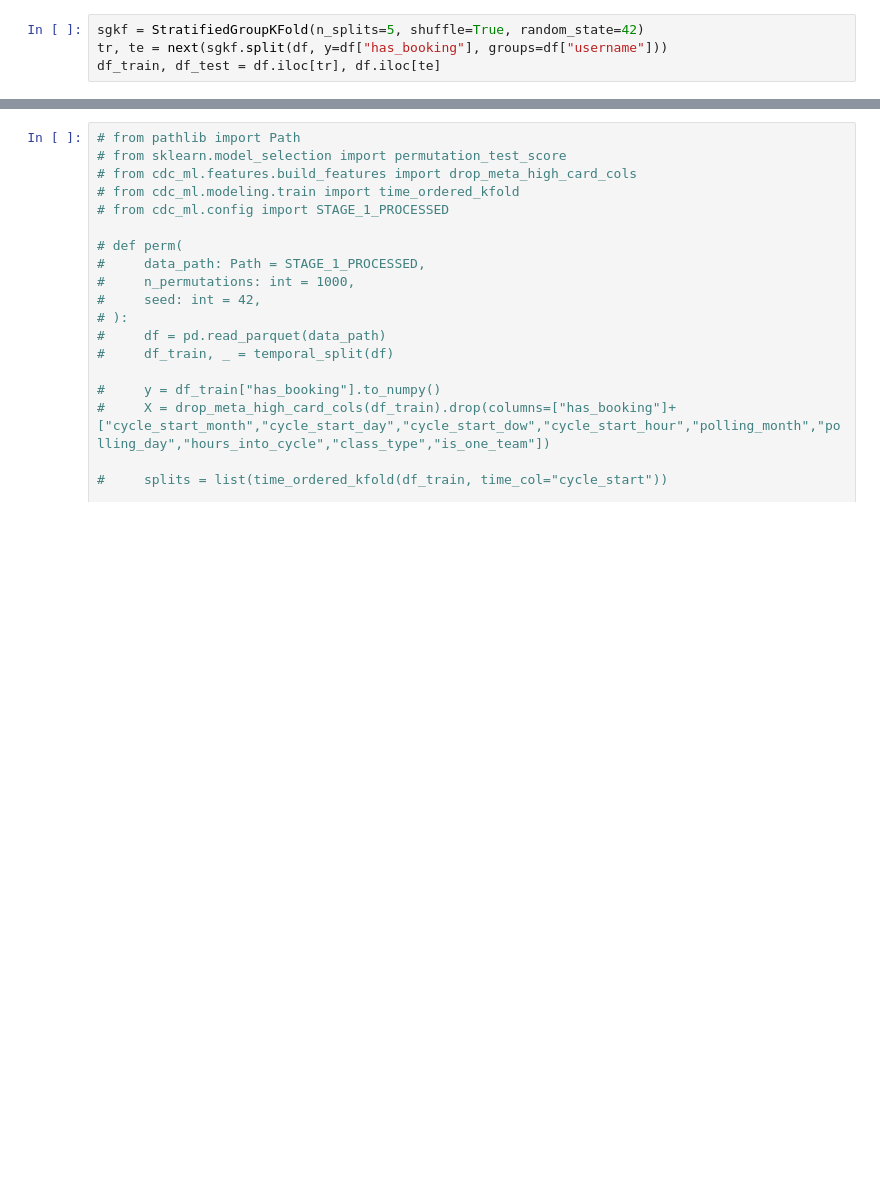
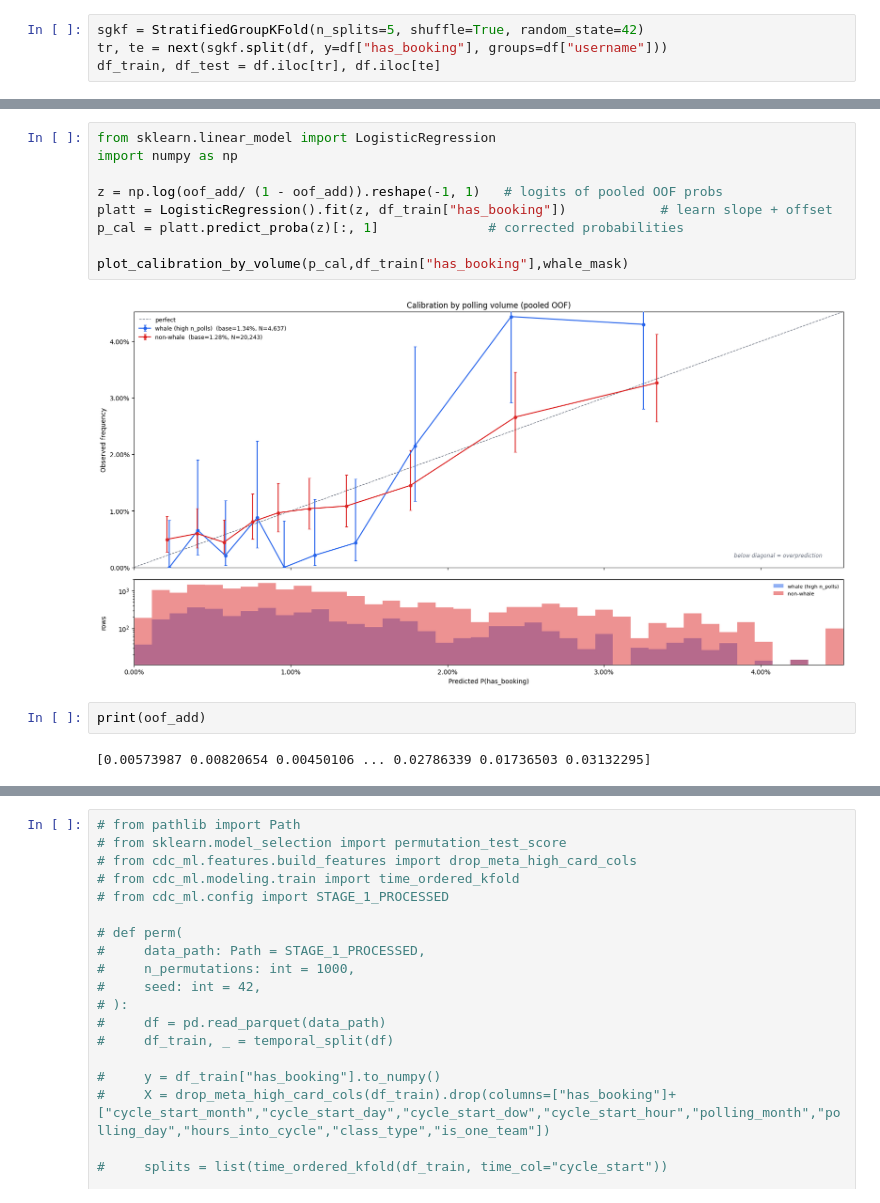
Before and after one commit to jun000111/cdc_ml, a Jupyter notebook: notebooks/3.01-model-baseline.ipynb, the cells around one changed output, grey strips where cells are left out. Cells and saved outputs as stored; diff of their text form; blank space fills up the shorter version.

```diff
--- a/notebooks/3.01-model-baseline.ipynb
+++ b/notebooks/3.01-model-baseline.ipynb
@@ -115,0 +297,15 @@ Average importances
+# %%
+from sklearn.linear_model import LogisticRegression
+import numpy as np
+
+z = np.log(oof_add/ (1 - oof_add)).reshape(-1, 1)   # logits of pooled OOF probs
+platt = LogisticRegression().fit(z, df_train["has_booking"])            # learn slope + offset
+p_cal = platt.predict_proba(z)[:, 1]              # corrected probabilities
+
+plot_calibration_by_volume(p_cal,df_train["has_booking"],whale_mask)
+# %% [output]
+[figure, added]
+# %%
+print(oof_add)
+# %% [output]
+[0.00573987 0.00820654 0.00450106 ... 0.02786339 0.01736503 0.03132295]
```
Also changed, not shown: parts of 13 cells of this notebook, 2 other files.
